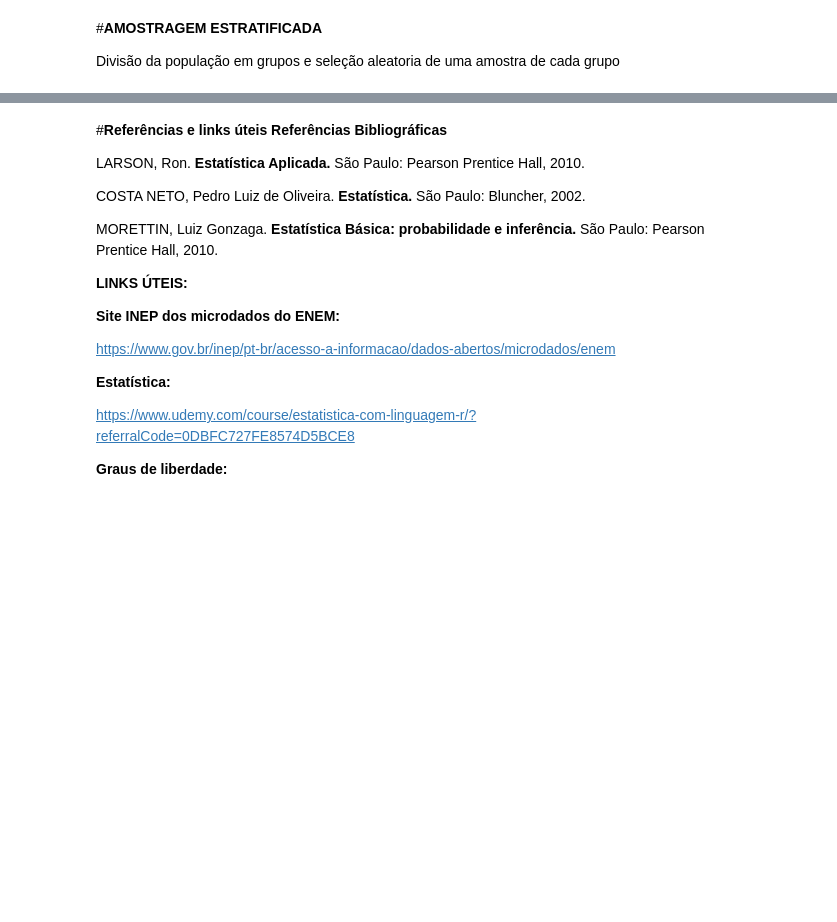
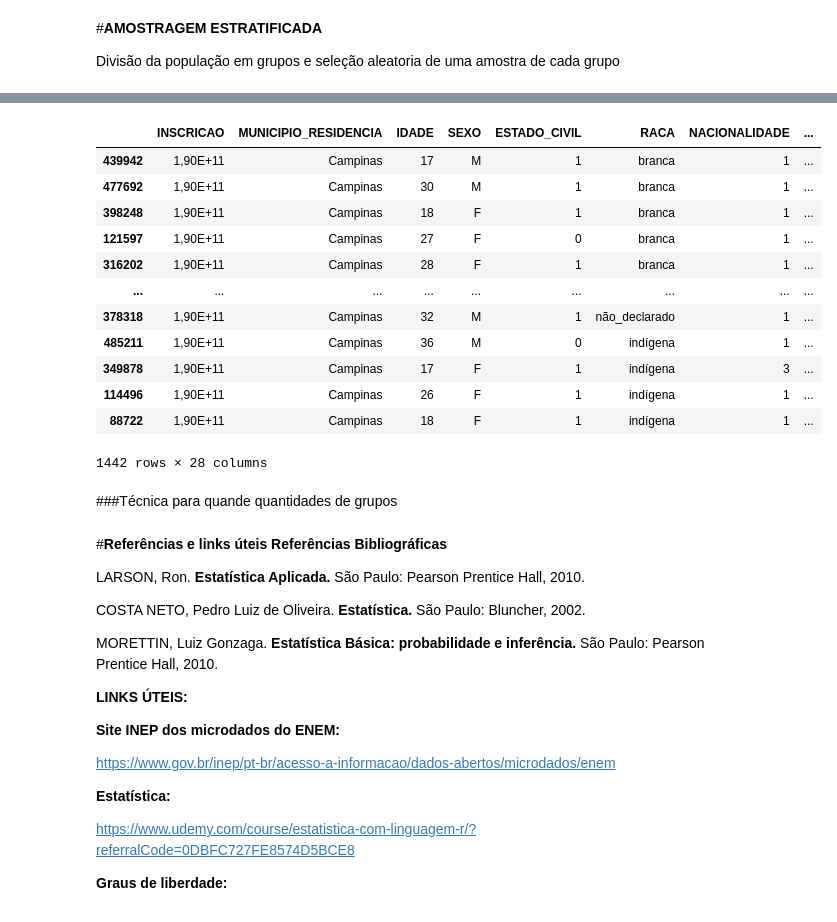
Before and after one commit to mateus-neres/Analise_estatistica_enem_2019, a Jupyter notebook: amostragem_etapa02.ipynb, the cells around one changed output, grey strips where cells are left out. Drawn from its saved outputs; the diff is of its cells as text; code cells hidden in the pictures; blank space fills up the shorter version.

```diff
--- a/amostragem_etapa02.ipynb
+++ b/amostragem_etapa02.ipynb
@@ -216,0 +233,26 @@ Divisão da população em grupos e seleção aleatoria de uma amostra de cada g
+# %%
+amarela = enem_campinas[enem_campinas.RACA == "preta"].sample(frac=0.10)
+# %%
+nd = enem_campinas[enem_campinas.RACA == "não_declarado"].sample(frac=0.10)
+# %%
+indigena = enem_campinas[enem_campinas.RACA == "indígena"].sample(frac=0.10)
+# %%
+amostra_raca = pd.concat([branca, parda, preta, amarela, nd, indigena])
+# %%
+amostra_raca
+# %% [output]
+|  | INSCRICAO | MUNICIPIO_RESIDENCIA | IDADE | SEXO | ESTADO_CIVIL | RACA | NACIONALIDADE | ... |
+| 439942 | 1,90E+11 | Campinas | 17 | M | 1 | branca | 1 | ... |
+| 477692 | 1,90E+11 | Campinas | 30 | M | 1 | branca | 1 | ... |
+| 398248 | 1,90E+11 | Campinas | 18 | F | 1 | branca | 1 | ... |
+| 121597 | 1,90E+11 | Campinas | 27 | F | 0 | branca | 1 | ... |
+| 316202 | 1,90E+11 | Campinas | 28 | F | 1 | branca | 1 | ... |
+| ... | ... | ... | ... | ... | ... | ... | ... | ... |
+| 378318 | 1,90E+11 | Campinas | 32 | M | 1 | não_declarado | 1 | ... |
+| 485211 | 1,90E+11 | Campinas | 36 | M | 0 | indígena | 1 | ... |
+| 349878 | 1,90E+11 | Campinas | 17 | F | 1 | indígena | 3 | ... |
+| 114496 | 1,90E+11 | Campinas | 26 | F | 1 | indígena | 1 | ... |
+| 88722 | 1,90E+11 | Campinas | 18 | F | 1 | indígena | 1 | ... |
+1442 rows × 28 columns
+# %% [markdown]
+###Técnica para quande quantidades de grupos
```
Also changed, not shown: parts of 5 cells of this notebook.
